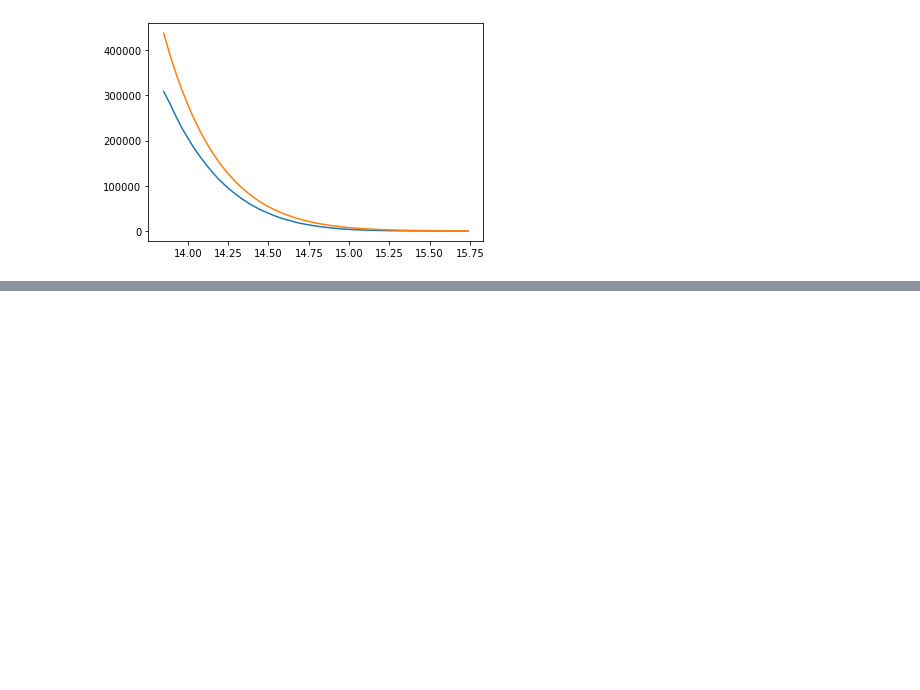
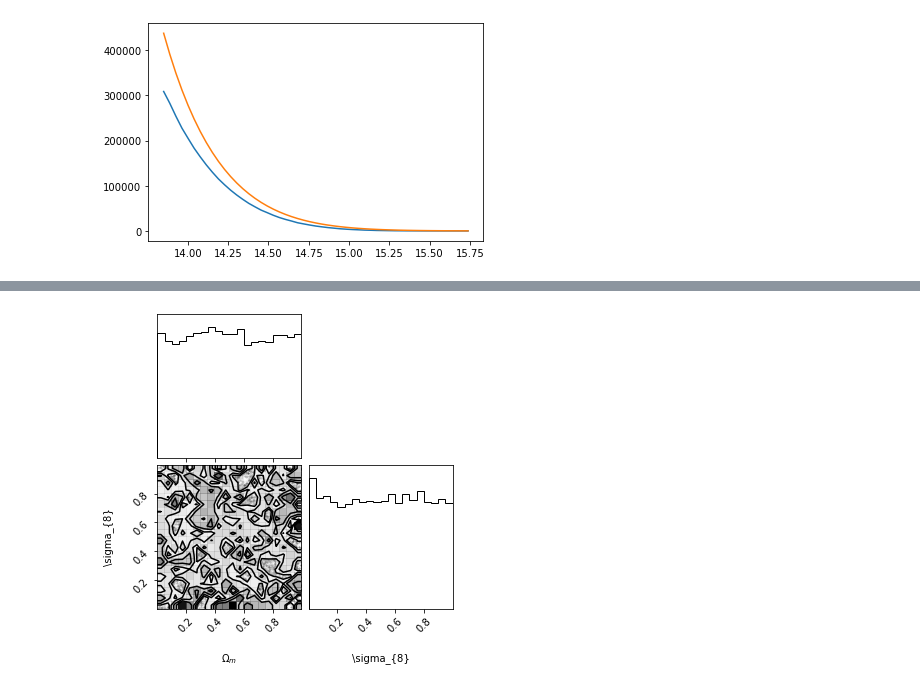
Before and after one commit to AleOzmandis22/Abilita-Informatiche, a Jupyter notebook: Progetto_Abilita_Informatiche.ipynb, the cells around one changed output, grey strips where cells are left out. Cells and saved outputs as stored; diff of their text form; code cells hidden in the pictures; blank space fills up the shorter version.

```diff
--- a/Progetto_Abilita_Informatiche.ipynb
+++ b/Progetto_Abilita_Informatiche.ipynb
@@ -115,0 +188,6 @@ plt.show()
+# %%
+flat_samples = sampler.get_chain(discard=100, flat=True)
+
+fig = corner.corner(flat_samples, labels=labels)
+# %% [output]
+[figure, added]
```
Also changed, not shown: parts of 6 cells of this notebook.
